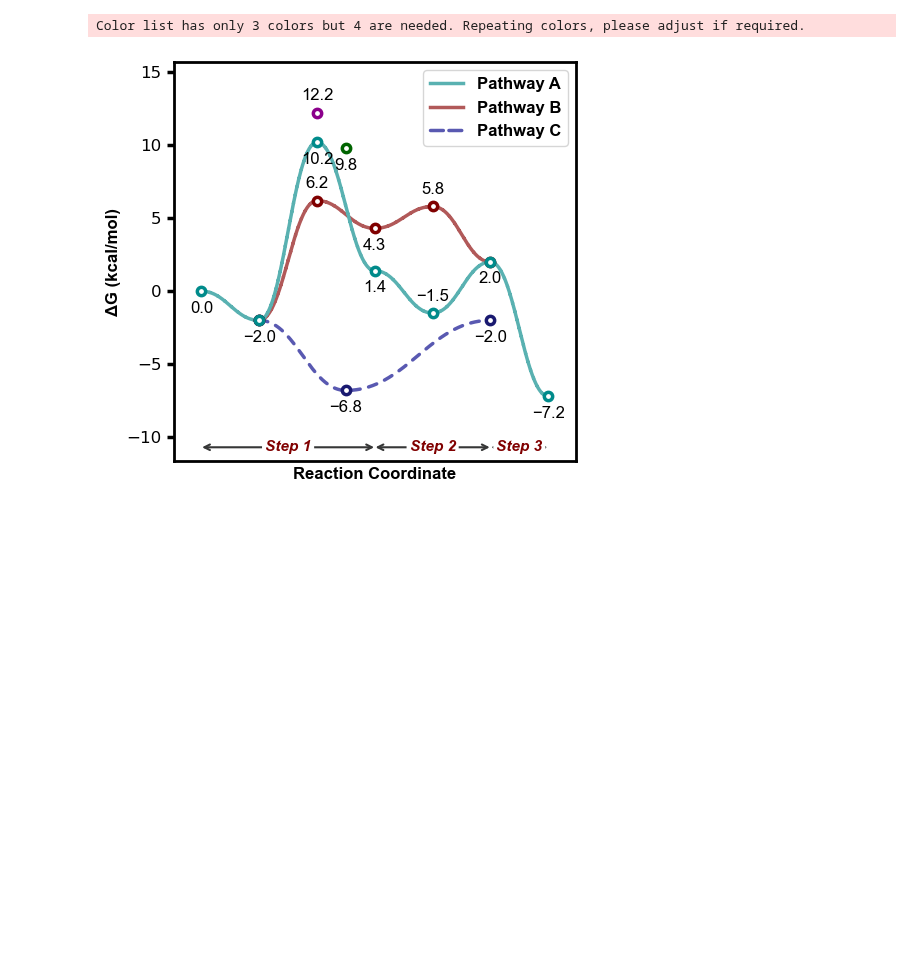
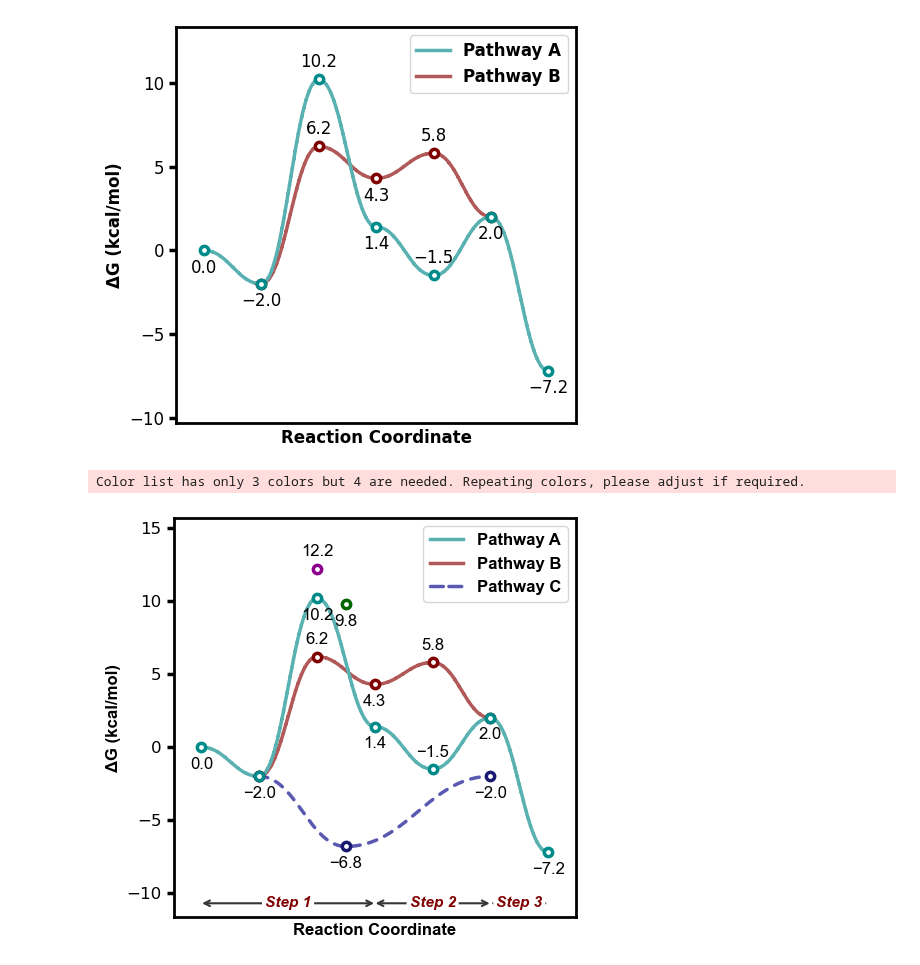
Before and after one commit to aligfellow/plotprofile, a Jupyter notebook: examples/example.ipynb, the cells around one changed output. Cells and saved outputs as stored; diff of their text form; code cells hidden in the pictures; blank space fills up the shorter version.

```diff
--- a/examples/example.ipynb
+++ b/examples/example.ipynb
@@ -1,3 +1,15 @@
+# %%
+from plotProfile import ReactionProfilePlotter
+
+energy_sets = {
+    "Pathway A": [0.00, -2.0, 10.2, 1.4, -1.5, 2.0, -7.2],
+    "Pathway B": [None, -2.0, 6.2, 4.3, 5.8, 2.0],
+}
+
+plotter = ReactionProfilePlotter()
+plotter.plot(energy_sets, filename="../images/profile0")
+# %% [output]
+[figure, added]
 # %%
 from plotProfile import ReactionProfilePlotter
 
```
Also changed, not shown: 38 other files.
